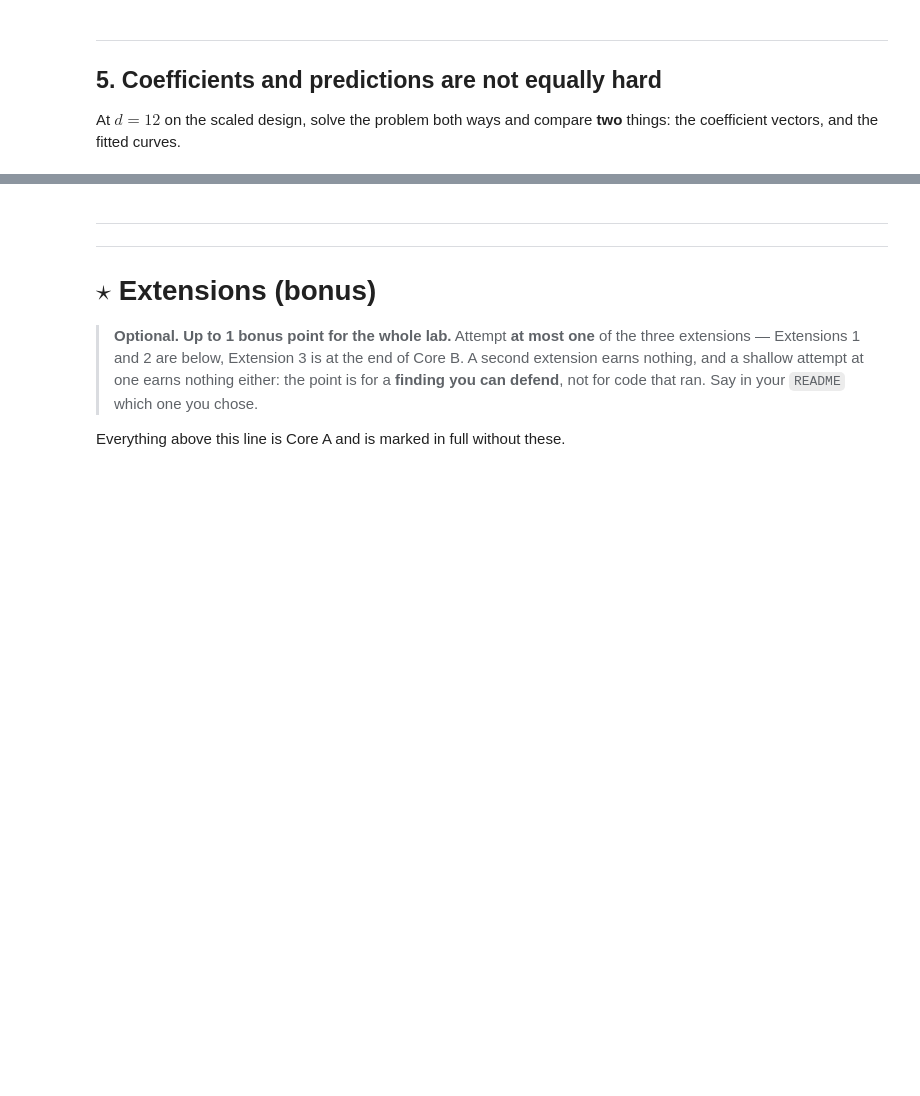
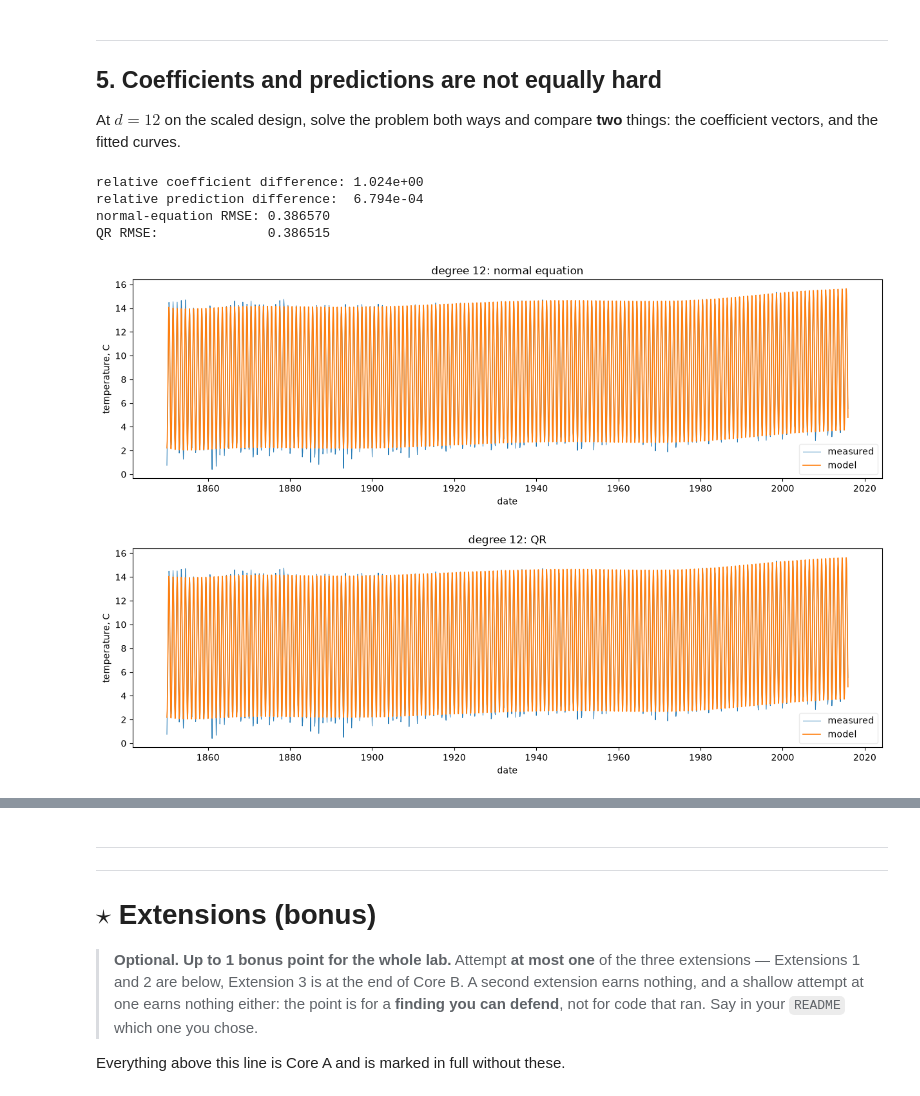
Before and after one commit to hryhola/linear-algebra-ucu, a Jupyter notebook: labs/lab1/lab1-coreA-least_squares.ipynb, the cells around one changed output, grey strips where cells are left out. Cells and saved outputs as stored; diff of their text form; code cells hidden in the pictures; blank space fills up the shorter version.

```diff
--- a/labs/lab1/lab1-coreA-least_squares.ipynb
+++ b/labs/lab1/lab1-coreA-least_squares.ipynb
@@ -497,3 +806,42 @@ plot_temps(temp_data["date"], y, A @ x_qr, title=f"degree {d}: QR")
+# %%
+d = 12
+A = design_matrix(s, degree=d, month_index=t_month)
+
+# ========= YOUR CODE STARTS HERE ========= #
+# Solve the same degree-12 least-squares problem
+# using the normal-equation route and the QR route.
+x_ne = solve_normal_equation(A, y)
+x_qr = solve_qr(A, y)
+
+# Compare the coefficient vectors.
+# QR is used as the reference scale in the denominator.
+coeff_diff = np.linalg.norm(x_ne - x_qr) / np.linalg.norm(x_qr)
+
+# Compute the fitted temperature curves produced by both solutions.
+fit_ne = A @ x_ne
+fit_qr = A @ x_qr
+
+# Compare the predictions themselves.
+pred_diff = np.linalg.norm(fit_ne - fit_qr) / np.linalg.norm(fit_qr)
+
+print(f"relative coefficient difference: {coeff_diff:.3e}")
+print(f"relative prediction difference:  {pred_diff:.3e}")
+
+# RMSE is useful for checking whether the two fitted curves
+# still look similarly good against the actual data.
+print(f"normal-equation RMSE: {RMSE(fit_ne, y):.6f}")
+print(f"QR RMSE:              {RMSE(fit_qr, y):.6f}")
+# ========== YOUR CODE ENDS HERE ========== #
+
+plot_temps(temp_data["date"], y, A @ x_ne, title=f"degree {d}: normal equation")
+plot_temps(temp_data["date"], y, A @ x_qr, title=f"degree {d}: QR")
+# %% [output]
+relative coefficient difference: 1.024e+00
+relative prediction difference:  6.794e-04
+normal-equation RMSE: 0.386570
+QR RMSE:              0.386515
+[figure, added]
+[figure, added]
 # %% [markdown]
 ### **5.1**
 
```
Also changed, not shown: parts of 33 cells of this notebook, 1 other file.
